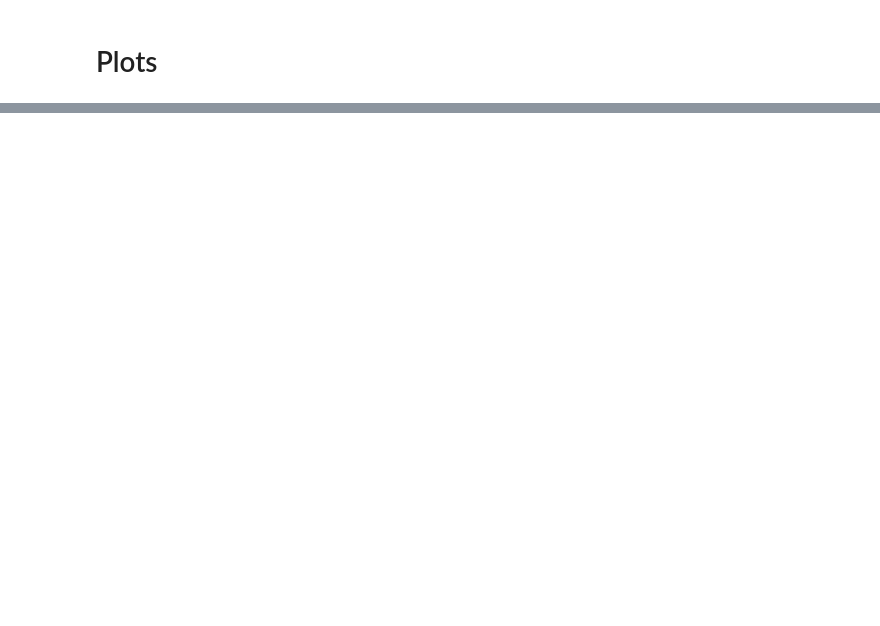
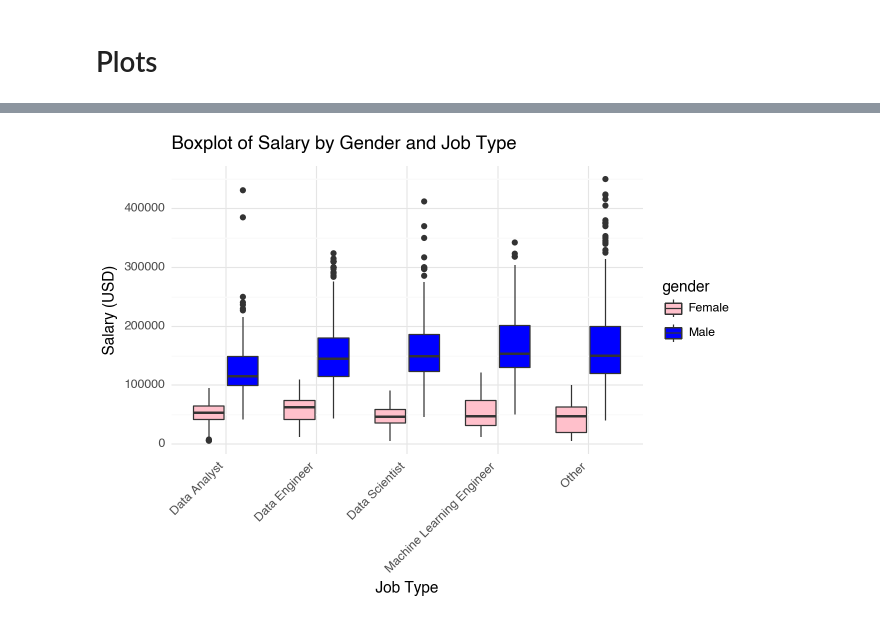
Before and after one commit to yassinex02/dataviz_part1, a Jupyter notebook: main.ipynb, the cells around one changed output, grey strips where cells are left out. Cells and saved outputs as stored; diff of their text form; code cells hidden in the pictures; blank space fills up the shorter version.

Commit message:
full plots - map

```diff
--- a/main.ipynb
+++ b/main.ipynb
@@ -204,0 +143,23 @@ print(employment_gender_facet)
+# %%
+from plotnine import ggplot, aes, geom_boxplot, theme_minimal, labs, scale_fill_manual, theme, element_text
+
+
+top_job_titles = df['job_title'].value_counts().nlargest(4).index
+df['job_title_grouped'] = df['job_title'].apply(
+    lambda x: x if x in top_job_titles else 'Other')
+
+# Plotting using plotnine
+plot = (
+    ggplot(df, aes(x='job_title_grouped', y='salary_in_usd', fill='gender')) +
+    geom_boxplot() +
+    labs(title='Boxplot of Salary by Gender and Job Type', x='Job Type', y='Salary (USD)') +
+    theme_minimal() +
+    scale_fill_manual(values={'Male': 'blue', 'Female': 'pink'}) +
+    # Set the angle to 45 degrees
+    theme(axis_text_x=element_text(angle=45, hjust=1))
+)
+
+# Show the plot
+print(plot)
+# %% [output]
+[figure, added]
```
Also changed, not shown: parts of 17 cells of this notebook, 2 other files.
